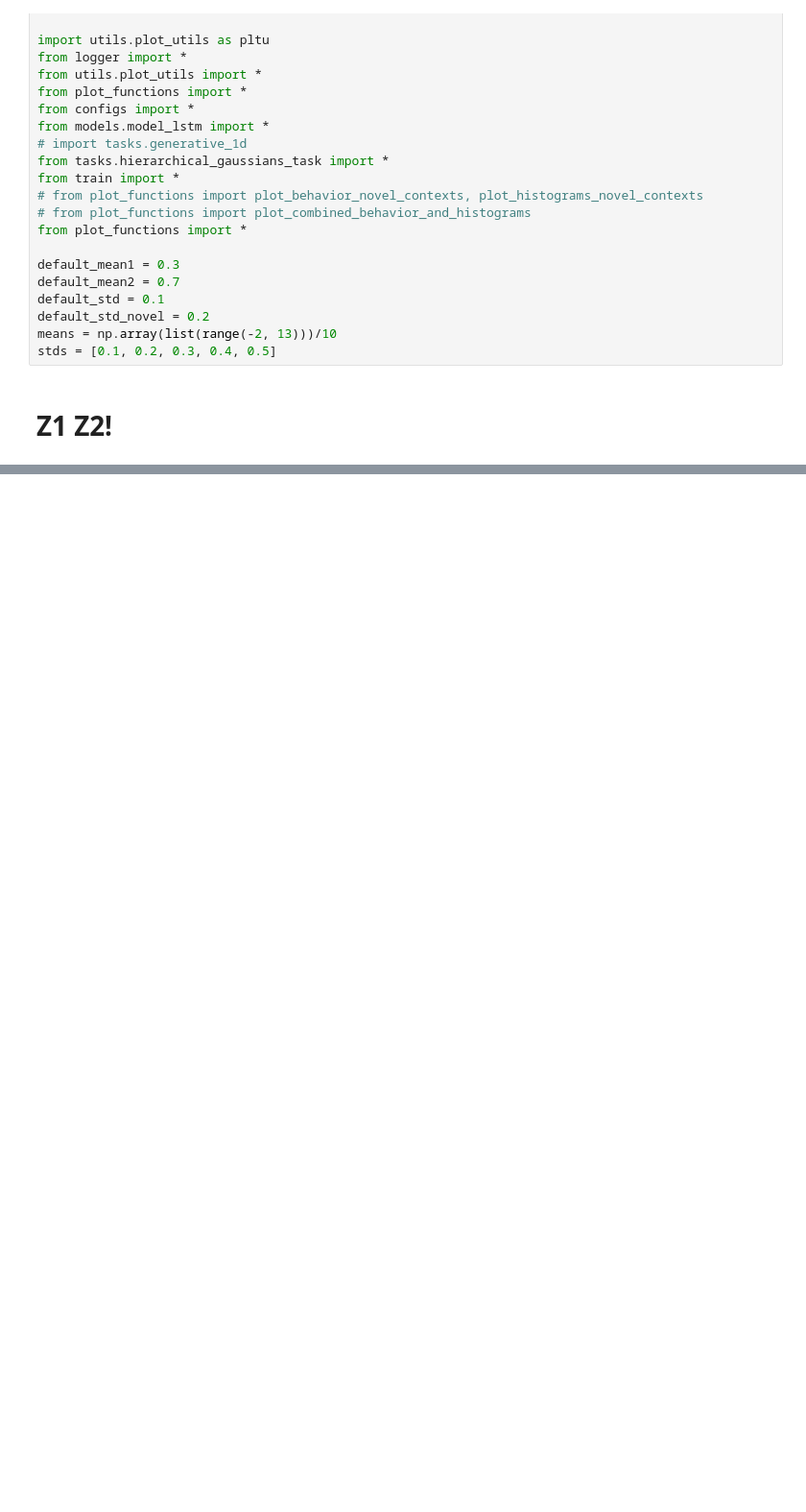
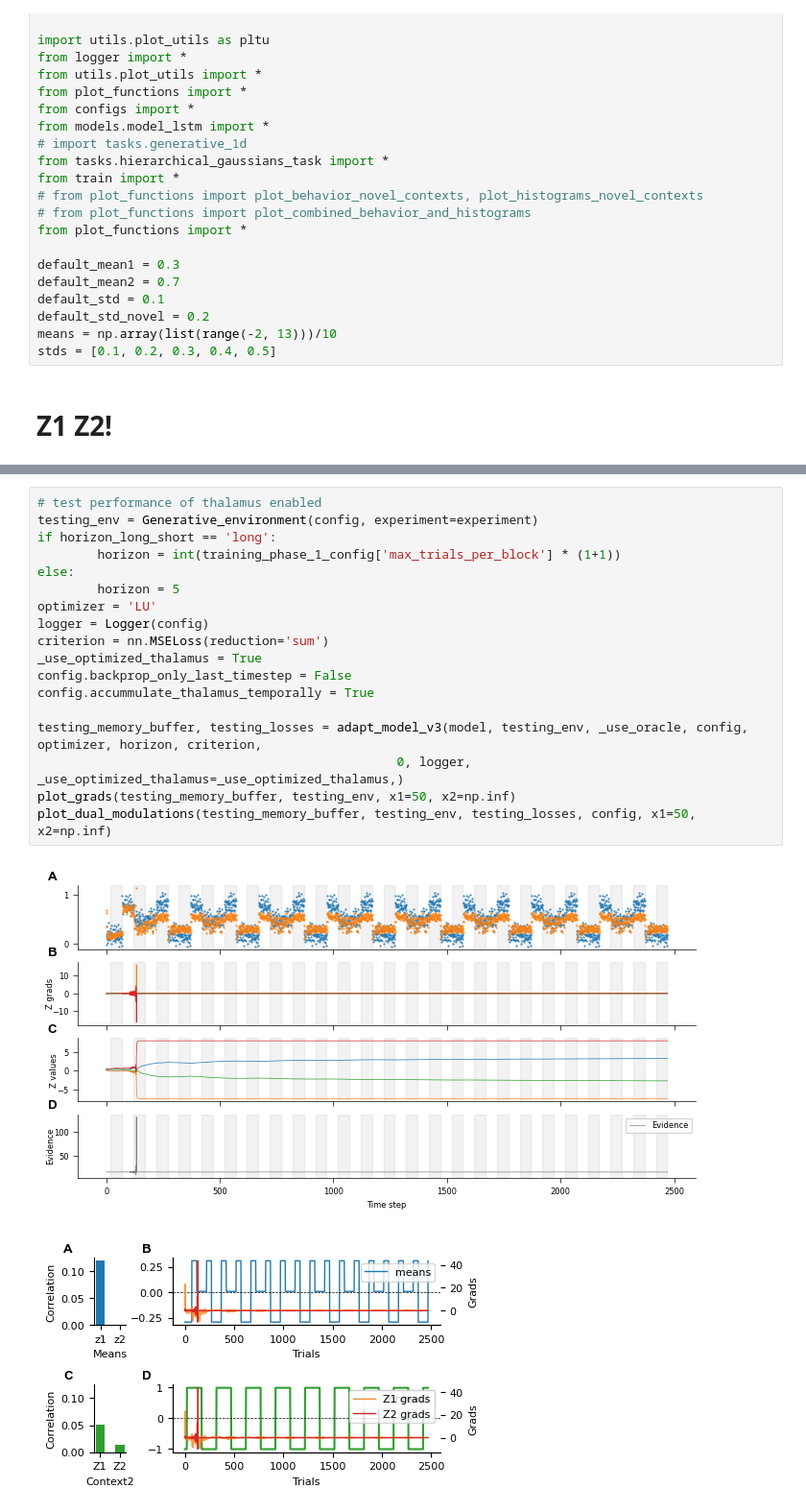
Before and after one commit to hummosa/contextual_switching_task, a Jupyter notebook: two_latents_flat_hierarchy.ipynb, the cells around one changed output, grey strips where cells are left out. Shown at 96% size. Cells and saved outputs as stored; diff of their text form; blank space fills up the shorter version.

```diff
--- a/two_latents_flat_hierarchy.ipynb
+++ b/two_latents_flat_hierarchy.ipynb
@@ -114,0 +150,21 @@ plot_dual_modulations(testing_memory_buffer, testing_env, testing_losses, config
+# %%
+# test performance of thalamus enabled
+testing_env = Generative_environment(config, experiment=experiment)
+if horizon_long_short == 'long':
+        horizon = int(training_phase_1_config['max_trials_per_block'] * (1+1))
+else:
+        horizon = 5
+optimizer = 'LU'
+logger = Logger(config)
+criterion = nn.MSELoss(reduction='sum')
+_use_optimized_thalamus = True
+config.backprop_only_last_timestep = False
+config.accummulate_thalamus_temporally = True
+
+testing_memory_buffer, testing_losses = adapt_model_v3(model, testing_env, _use_oracle, config, optimizer, horizon, criterion,
+                                                0, logger, _use_optimized_thalamus=_use_optimized_thalamus,)
+plot_grads(testing_memory_buffer, testing_env, x1=50, x2=np.inf)
+plot_dual_modulations(testing_memory_buffer, testing_env, testing_losses, config, x1=50, x2=np.inf)
+# %% [output]
+[figure, added]
+[figure, added]
```
Also changed, not shown: parts of 24 cells of this notebook, 11 other files.
